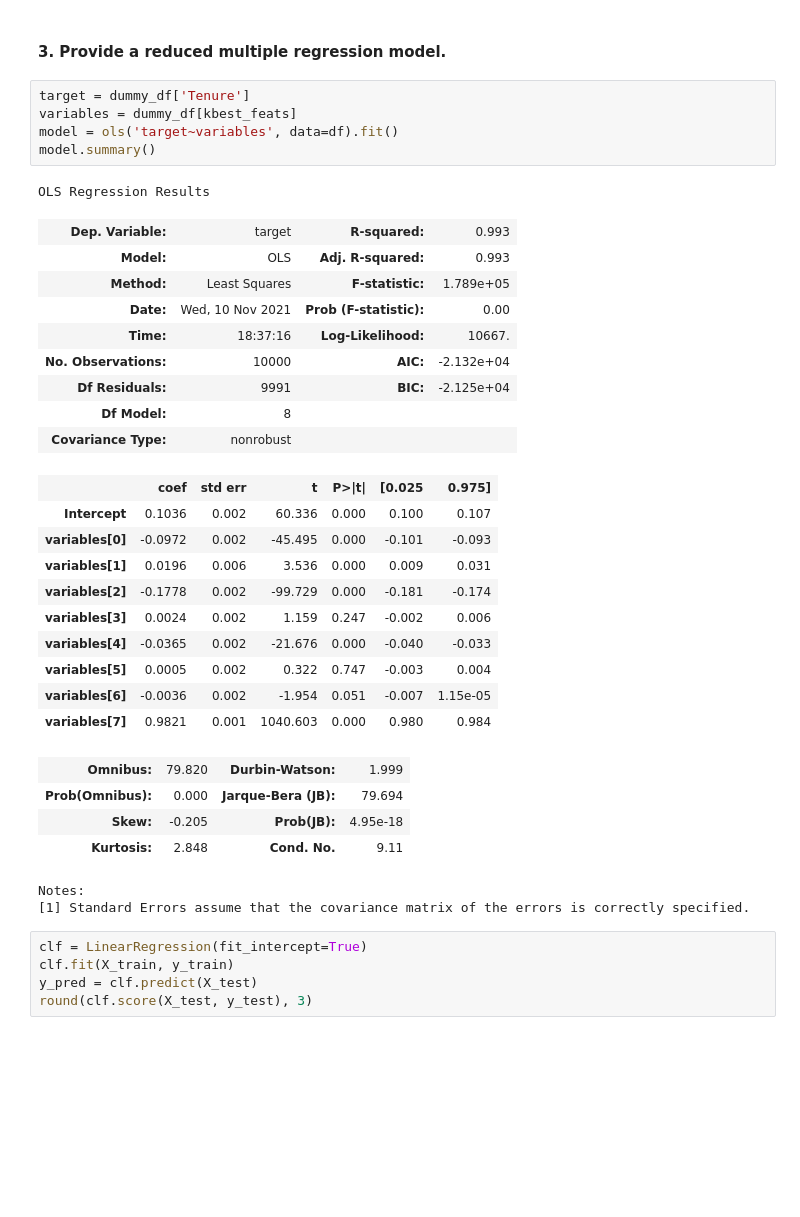
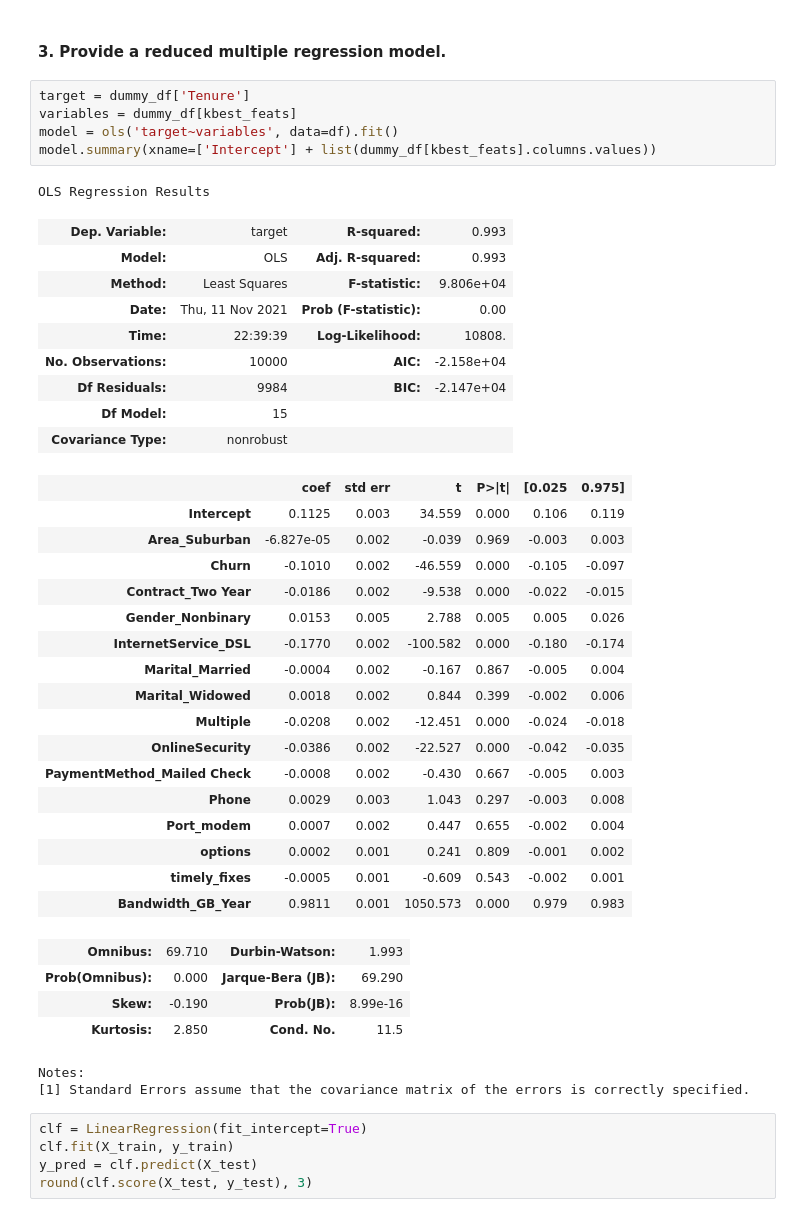
Before and after one commit to freyjagarner/D208, a Jupyter notebook: D208_Task1.ipynb, the cells around one changed output. Saved outputs shown, nothing was run; the diff lists cells and outputs as text; blank space fills up the shorter version.

```diff
--- a/D208_Task1.ipynb
+++ b/D208_Task1.ipynb
@@ -470,33 +421,40 @@ X_train, X_test = X_train[kbest_feats], X_test[kbest_feats]
 # %%
 target = dummy_df['Tenure']
 variables = dummy_df[kbest_feats]
 model = ols('target~variables', data=df).fit()
-model.summary()
+model.summary(xname=['Intercept'] + list(dummy_df[kbest_feats].columns.values))
 # %% [output]
 OLS Regression Results
 | Dep. Variable: | target | R-squared: | 0.993 |
 | Model: | OLS | Adj. R-squared: | 0.993 |
-| Method: | Least Squares | F-statistic: | 1.789e+05 |
-| Date: | Wed, 10 Nov 2021 | Prob (F-statistic): | 0.00 |
-| Time: | 18:37:16 | Log-Likelihood: | 10667. |
-| No. Observations: | 10000 | AIC: | -2.132e+04 |
-| Df Residuals: | 9991 | BIC: | -2.125e+04 |
-| Df Model: | 8 |  |  |
+| Method: | Least Squares | F-statistic: | 9.806e+04 |
+| Date: | Thu, 11 Nov 2021 | Prob (F-statistic): | 0.00 |
+| Time: | 22:39:39 | Log-Likelihood: | 10808. |
+| No. Observations: | 10000 | AIC: | -2.158e+04 |
+| Df Residuals: | 9984 | BIC: | -2.147e+04 |
+| Df Model: | 15 |  |  |
 | Covariance Type: | nonrobust |  |  |
 |  | coef | std err | t | P>|t| | [0.025 | 0.975] |
-| Intercept | 0.1036 | 0.002 | 60.336 | 0.000 | 0.100 | 0.107 |
-| variables[0] | -0.0972 | 0.002 | -45.495 | 0.000 | -0.101 | -0.093 |
-| variables[1] | 0.0196 | 0.006 | 3.536 | 0.000 | 0.009 | 0.031 |
-| variables[2] | -0.1778 | 0.002 | -99.729 | 0.000 | -0.181 | -0.174 |
-| variables[3] | 0.0024 | 0.002 | 1.159 | 0.247 | -0.002 | 0.006 |
-| variables[4] | -0.0365 | 0.002 | -21.676 | 0.000 | -0.040 | -0.033 |
-| variables[5] | 0.0005 | 0.002 | 0.322 | 0.747 | -0.003 | 0.004 |
-| variables[6] | -0.0036 | 0.002 | -1.954 | 0.051 | -0.007 | 1.15e-05 |
-| variables[7] | 0.9821 | 0.001 | 1040.603 | 0.000 | 0.980 | 0.984 |
+| Intercept | 0.1125 | 0.003 | 34.559 | 0.000 | 0.106 | 0.119 |
+| Area_Suburban | -6.827e-05 | 0.002 | -0.039 | 0.969 | -0.003 | 0.003 |
+| Churn | -0.1010 | 0.002 | -46.559 | 0.000 | -0.105 | -0.097 |
+| Contract_Two Year | -0.0186 | 0.002 | -9.538 | 0.000 | -0.022 | -0.015 |
+| Gender_Nonbinary | 0.0153 | 0.005 | 2.788 | 0.005 | 0.005 | 0.026 |
+| InternetService_DSL | -0.1770 | 0.002 | -100.582 | 0.000 | -0.180 | -0.174 |
+| Marital_Married | -0.0004 | 0.002 | -0.167 | 0.867 | -0.005 | 0.004 |
+| Marital_Widowed | 0.0018 | 0.002 | 0.844 | 0.399 | -0.002 | 0.006 |
+| Multiple | -0.0208 | 0.002 | -12.451 | 0.000 | -0.024 | -0.018 |
+| OnlineSecurity | -0.0386 | 0.002 | -22.527 | 0.000 | -0.042 | -0.035 |
+| PaymentMethod_Mailed Check | -0.0008 | 0.002 | -0.430 | 0.667 | -0.005 | 0.003 |
+| Phone | 0.0029 | 0.003 | 1.043 | 0.297 | -0.003 | 0.008 |
+| Port_modem | 0.0007 | 0.002 | 0.447 | 0.655 | -0.002 | 0.004 |
+| options | 0.0002 | 0.001 | 0.241 | 0.809 | -0.001 | 0.002 |
+| timely_fixes | -0.0005 | 0.001 | -0.609 | 0.543 | -0.002 | 0.001 |
+| Bandwidth_GB_Year | 0.9811 | 0.001 | 1050.573 | 0.000 | 0.979 | 0.983 |
-| Omnibus: | 79.820 | Durbin-Watson: | 1.999 |
-| Prob(Omnibus): | 0.000 | Jarque-Bera (JB): | 79.694 |
-| Skew: | -0.205 | Prob(JB): | 4.95e-18 |
-| Kurtosis: | 2.848 | Cond. No. | 9.11 |
+| Omnibus: | 69.710 | Durbin-Watson: | 1.993 |
+| Prob(Omnibus): | 0.000 | Jarque-Bera (JB): | 69.290 |
+| Skew: | -0.190 | Prob(JB): | 8.99e-16 |
+| Kurtosis: | 2.850 | Cond. No. | 11.5 |
 Notes:
 [1] Standard Errors assume that the covariance matrix of the errors is correctly specified.
 # %%
```
Also changed, not shown: parts of 8 cells of this notebook, 3 other files.
